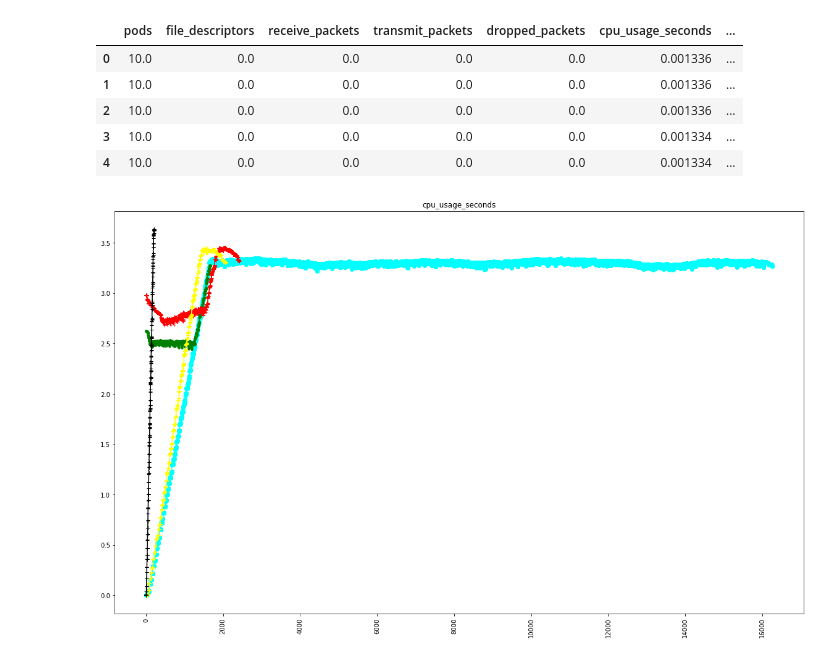
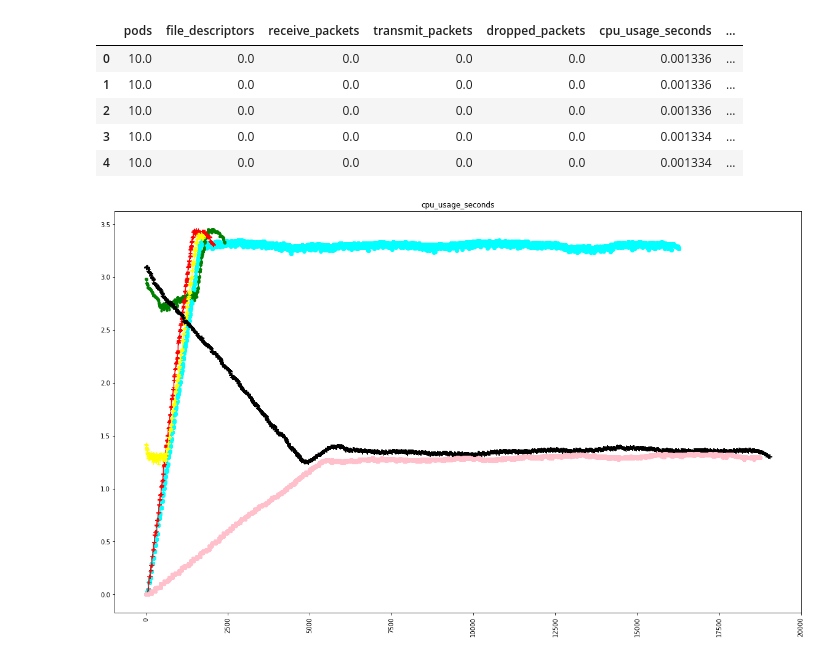
Before and after one commit to pelsan/otumba, a Jupyter notebook: Scenario_1/CheckDataset.ipynb, the cells around one changed output. Cells and saved outputs as stored; diff of their text form; code cells hidden in the pictures.

```diff
--- a/Scenario_1/CheckDataset.ipynb
+++ b/Scenario_1/CheckDataset.ipynb
@@ -7,15 +7,17 @@ import numpy as np
 import datetime as dt
 import seaborn as sns
 filedataset  = 'scenario01-10000000-10000.csv'
-filedatasetb = 'scenario01-1000000-11000.csv'
-filedatasetc = 'scenario01-1000000-12000.csv'
-filedatasetd = 'scenario01-1000000-13000.csv'
-filedatasete = 'scenario01-1000000-14000.csv'
+filedatasetb = 'scenario01-1000000-12000.csv'
+filedatasetc = 'scenario01-1000000-13000.csv'
+filedatasetd = 'scenario01-1000000-14000.csv'
+filedatasete = 'scenario01-1000000-15000.csv'
+filedatasetf = 'scenario01-1000000-16000.csv'
 dataframe = pd.read_csv(filedataset)
 dataframeb = pd.read_csv(filedatasetb)
 dataframec = pd.read_csv(filedatasetc)
 dataframed = pd.read_csv(filedatasetd)
 dataframee = pd.read_csv(filedatasete)
+dataframef = pd.read_csv(filedatasetf)
 # %%
 dataframe.head()
 # %% [output]
@@ -30,14 +32,14 @@ dataframe.head()
 #concurrency = dataframe['load'][0]
 # %%
 plt.figure(figsize=(20,12))
-#plt.title("cpu_usage_seconds, pods ="+str(numberpods)+" concurrency = "+ str(concurrency) )
 plt.title("cpu_usage_seconds")
 plt.xticks(rotation = 90)
 plt.plot(dataframe.cpu_usage_seconds, c = "cyan", marker = "o")
 plt.plot(dataframeb.cpu_usage_seconds, c = "green", marker = ".")
 plt.plot(dataframec.cpu_usage_seconds, c = "red", marker = "+")
 plt.plot(dataframed.cpu_usage_seconds, c = "yellow", marker = "+")
 plt.plot(dataframee.cpu_usage_seconds, c = "black", marker = "+")
+plt.plot(dataframef.cpu_usage_seconds, c = "pink", marker = "o")
 plt.show()
 # %% [output]
-[figure, old version]
+[figure, new version]
```
Also changed, not shown: 7 other files.
